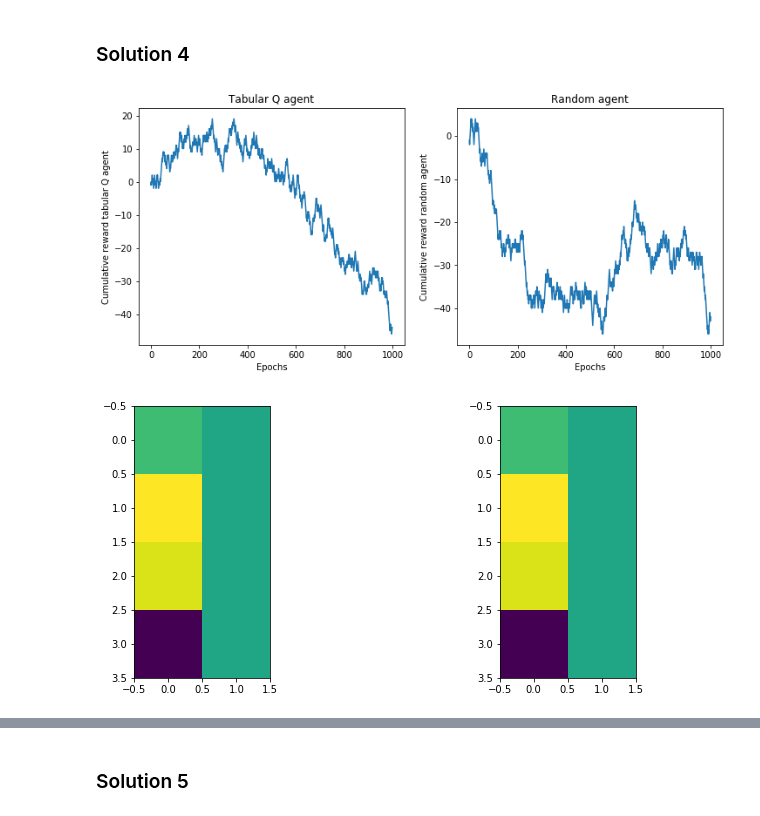
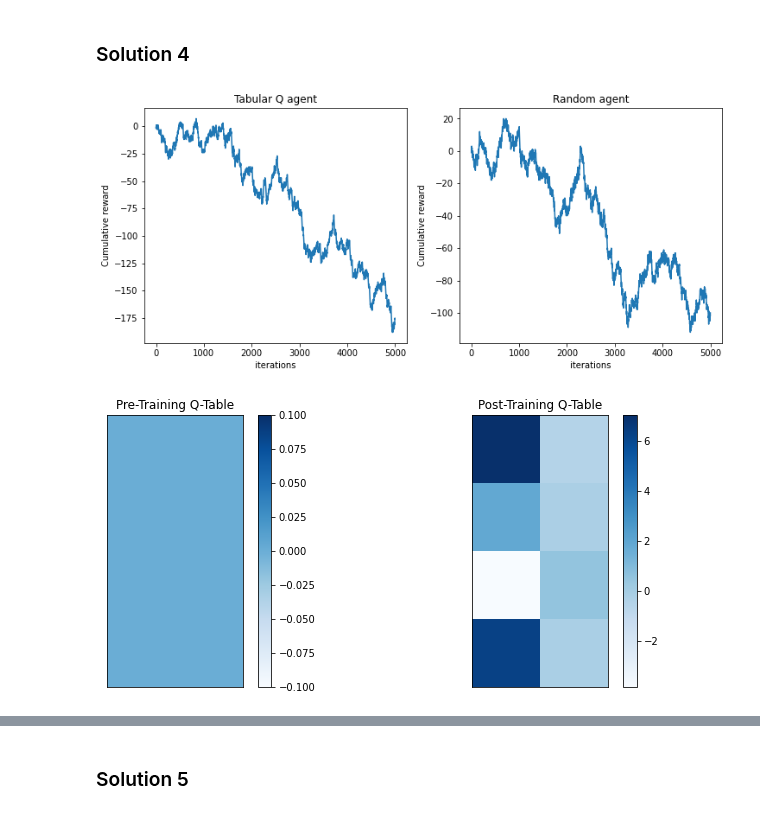
Before and after one commit to AjinkyaIndulkar/neural-networks-1920, a Jupyter notebook: P7 - Reinforcement Learning/Chapter_11_reinforcement_learning.ipynb, the cells around one changed output, grey strips where cells are left out. Saved outputs shown, nothing was run; the diff lists cells and outputs as text; code cells hidden in the pictures.

```diff
--- a/P7 - Reinforcement Learning/Chapter_11_reinforcement_learning.ipynb
+++ b/P7 - Reinforcement Learning/Chapter_11_reinforcement_learning.ipynb
@@ -210,9 +211,10 @@ class RandomAgent(object):
 ### Solution 2
 # %%
 def cumulative_reward(R):
+    '''function to compute cumulative reward over iterations'''
     cumul_reward = [R[0]]
     for i in range(1,len(R)):
-        cumul_reward.append(cumul_reward[i-1]+R[i])
+        cumul_reward.append(cumul_reward[i-1] + R[i])
     return cumul_reward
 # %%
 # Create agent
@@ -262,7 +267,7 @@ class TabularQAgent(object):
         self.Q = np.zeros([n_obs, env.n_action])
 
         # Set learning parameters
-        self.lr = 1.0
+        self.lr = 1.0 # learning rate
         self.y = 0.95  # gamma
 
     def act(self, observation):
@@ -279,10 +284,9 @@ class TabularQAgent(object):
         s = self.env.asint(observation)
 
         # Choose an action by greedily picking from the Q-table (corresponding entry for s and a)
+        a = 0
+        highestA = 0
         Qarray = self.Q[s]
-
-        highestA = 0
-        a = 0
         for i in range(len(Qarray)):
             if Qarray[i] > highestA:
                 a = i
@@ -299,13 +303,15 @@ class TabularQAgent(object):
             reward  = [int] reward after action
             obs_new = [int] observation after action
         """
+        # fetch state-action pairs
+        s0 = self.env.asint(old_obs)
+        a0 = self.act(old_obs)
 
-        s = self.env.asint(old_obs)
-        s1 = self.env.asint(new_obs)
-        a1 = self.act(old_obs) #not sure about this
+        # fetch current state
+        s = self.env.asint(new_obs)
 
         # Update the Q-table
-        self.Q[s][a] = self.Q[s][a] + self.lr*(r + self.y*self.Q[s1][a1] - self.Q[s][a])
+        self.Q[s][a] = self.Q[s][a] + self.lr * (r + self.y * self.Q[s0][a0] - self.Q[s][a])
 
     def get_Q(self):
         """
@@ -327,47 +333,54 @@ class TabularQAgent(object):
 # %%
 # Create agent
 tab_agent = TabularQAgent(env)
 
 # Save initial Q table
-init_qtable = tab_agent.get_Q()
+tab_qtable_init = tab_agent.get_Q().copy()
 
 # Run agent
+R_tab = run_agent(env, tab_agent, epsilon=0.05, n_iter=5000)
 
-R_tab = run_agent(env, tab_agent)
+# Compute cumulative reward for tabular agent
+cumul_reward_tab = cumulative_reward(R_tab)
 
 # Plot cumulative reward
-
-cumul_reward_tab = cumulative_reward(R_tab)
-
 plt.figure(figsize=(12,5))
 plt.subplot(1, 2, 1)
 plt.plot(cumul_reward_tab)
-plt.xlabel('Epochs')
-plt.ylabel('Cumulative reward tabular Q agent')
+plt.xlabel('iterations')
+plt.ylabel('Cumulative reward')
 plt.title('Tabular Q agent')
 
 plt.subplot(1,2,2)
 plt.plot(cumul_reward)
-plt.xlabel('Epochs')
-plt.ylabel('Cumulative reward random agent')
+plt.xlabel('iterations')
+plt.ylabel('Cumulative reward')
 plt.title('Random agent')
 plt.show()
 
 # Plot Q table before and after training
-qtable_after = tab_agent.get_Q()
+tab_qtable_after = tab_agent.get_Q().copy()
 
 plt.figure(figsize=(12,5))
 
 plt.subplot(1,2,1)
-plt.imshow(init_qtable)
+plt.imshow(tab_qtable_init, cmap='Blues')
+plt.title('Pre-Training Q-Table')
+plt.colorbar()
+plt.xticks([])
+plt.yticks([])
 
 plt.subplot(1,2,2)
-plt.imshow(qtable_after)
+plt.imshow(tab_qtable_after, cmap='Blues')
+plt.title('Post-Training Q-Table')
+plt.colorbar()
+plt.xticks([])
+plt.yticks([])
 
 plt.show()
 # %% [output]
-[figure, old version]
+[figure, new version]
-[figure, old version]
+[figure, new version]
 # %% [markdown]
 ### Exercise 5: Neural Network-based Q-learning (2.5 points)
 
```
Also changed, not shown: parts of 7 cells of this notebook.
